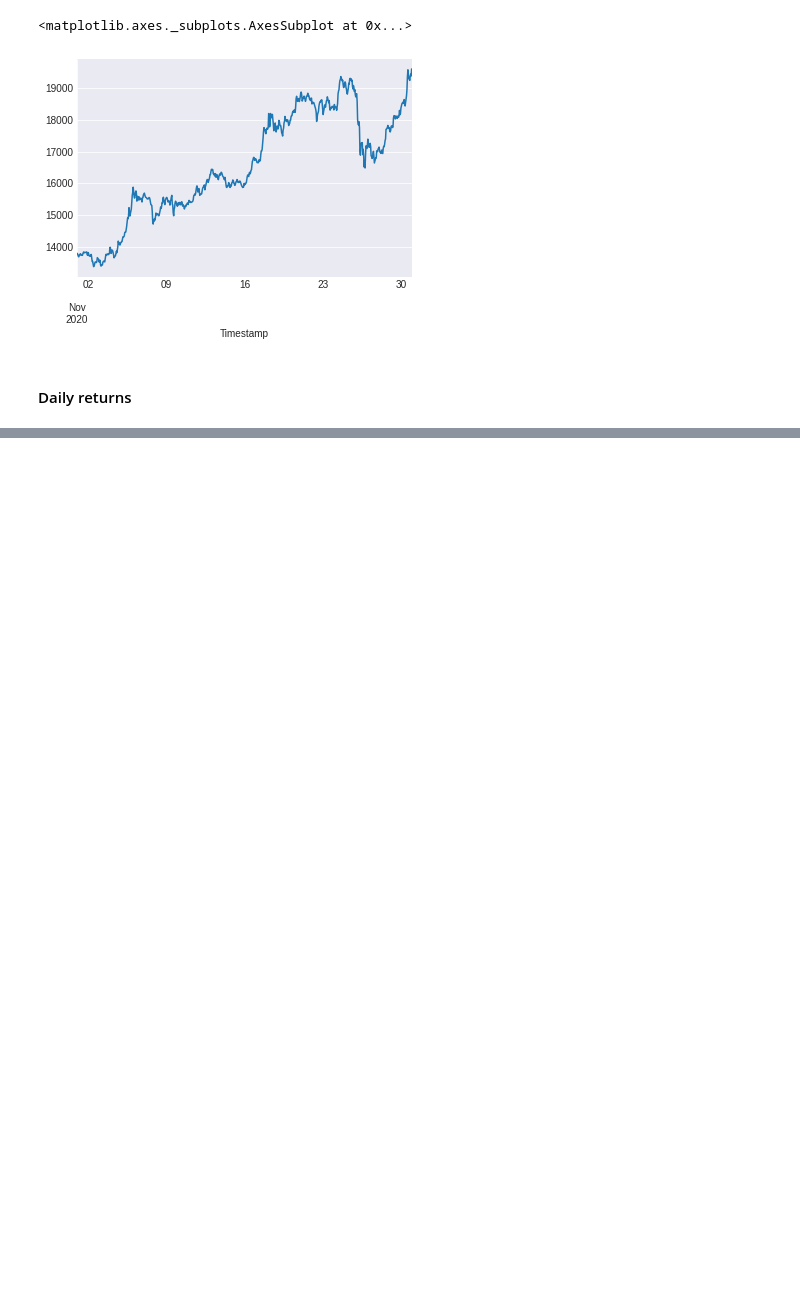
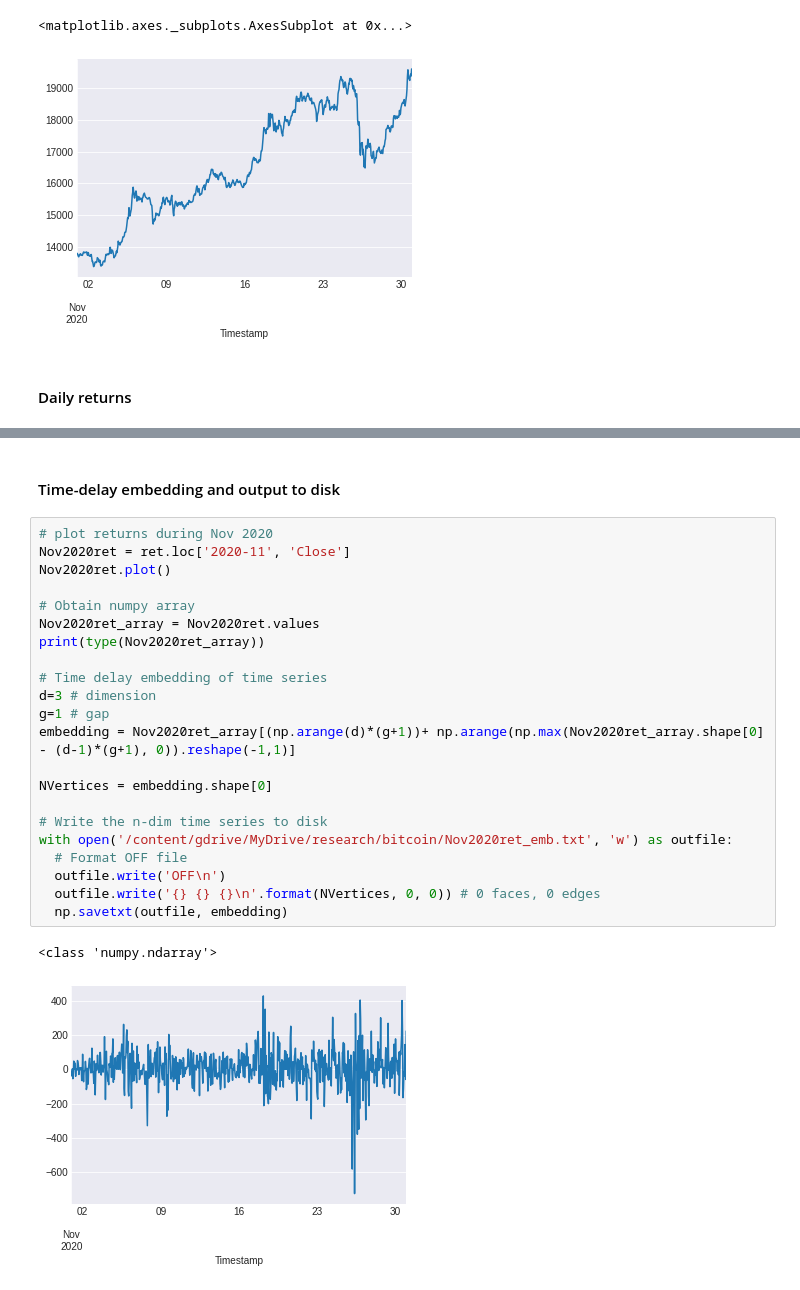
Before and after one commit to roldanpau/bitcoin, a Jupyter notebook: bitcoin.ipynb, the cells around one changed output, grey strips where cells are left out. Cells and saved outputs as stored; diff of their text form; blank space fills up the shorter version.

Commit message:
Write time embedding to file

```diff
--- a/bitcoin.ipynb
+++ b/bitcoin.ipynb
@@ -128,3 +133,30 @@ array([<matplotlib.axes._subplots.AxesSubplot object at 0x...>,
        <matplotlib.axes._subplots.AxesSubplot object at 0x...>],
       dtype=object)
 [figure]
+# %% [markdown]
+#### Time-delay embedding and output to disk
+# %%
+# plot returns during Nov 2020
+Nov2020ret = ret.loc['2020-11', 'Close']
+Nov2020ret.plot()
+
+# Obtain numpy array
+Nov2020ret_array = Nov2020ret.values
+print(type(Nov2020ret_array))
+
+# Time delay embedding of time series
+d=3 # dimension
+g=1 # gap
+embedding = Nov2020ret_array[(np.arange(d)*(g+1))+ np.arange(np.max(Nov2020ret_array.shape[0] - (d-1)*(g+1), 0)).reshape(-1,1)]
+
+NVertices = embedding.shape[0]
+
+# Write the n-dim time series to disk
+with open('/content/gdrive/MyDrive/research/bitcoin/Nov2020ret_emb.txt', 'w') as outfile:
+  # Format OFF file
+  outfile.write('OFF\n')
+  outfile.write('{} {} {}\n'.format(NVertices, 0, 0)) # 0 faces, 0 edges
+  np.savetxt(outfile, embedding)
+# %% [output]
+<class 'numpy.ndarray'>
+[figure, added]
```
Also changed, not shown: parts of 1 cell of this notebook.
